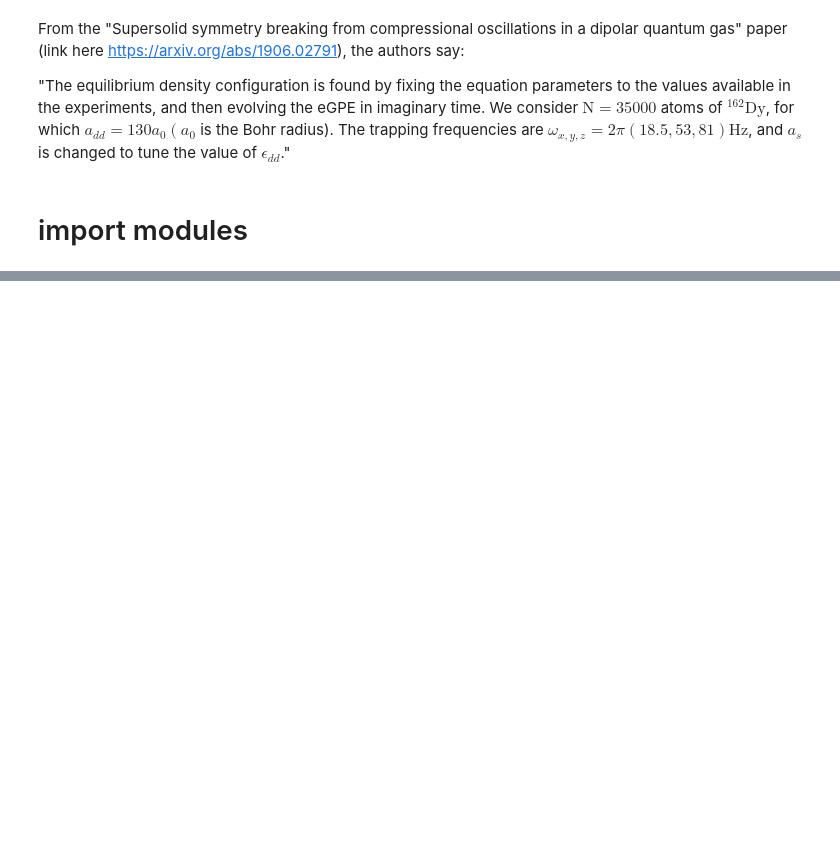
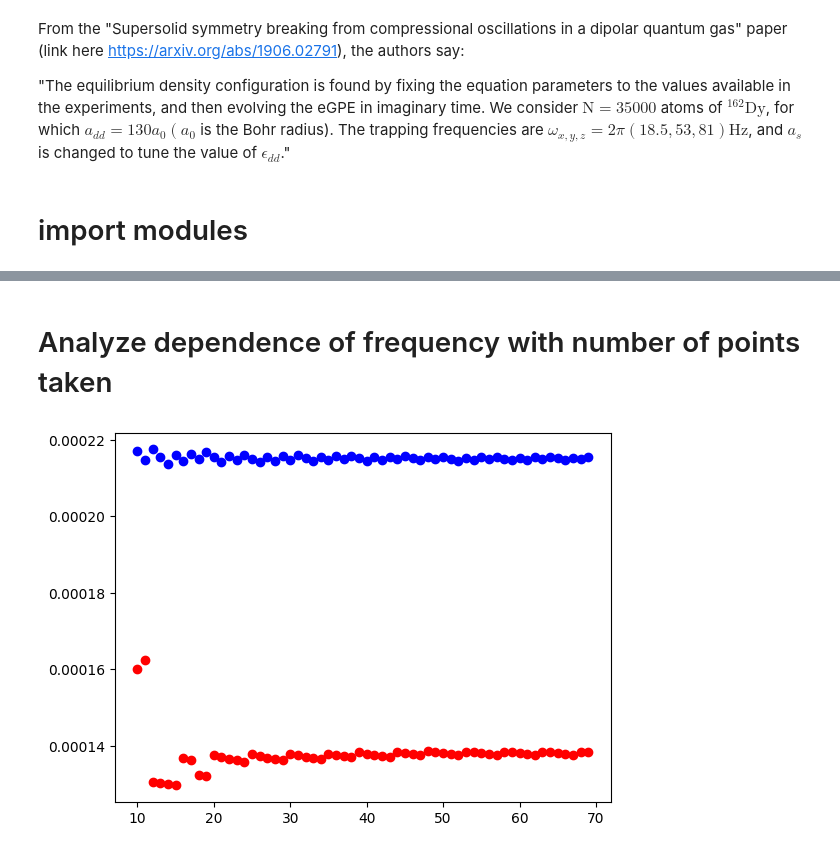
Before and after one commit to viktorcikojevic/dipolar-droplets, a Jupyter notebook: axial-frequencies/reproduce-mflhy-theory/eps-dd=1.38/3-estimate-freqs/small-box-small-dx-2/3-analyze-frequency.ipynb, the cells around one changed output, grey strips where cells are left out. Drawn from its saved outputs; the diff is of its cells as text; code cells hidden in the pictures; blank space fills up the shorter version.

```diff
--- a/axial-frequencies/reproduce-mflhy-theory/eps-dd=1.38/3-estimate-freqs/small-box-small-dx-2/3-analyze-frequency.ipynb
+++ b/axial-frequencies/reproduce-mflhy-theory/eps-dd=1.38/3-estimate-freqs/small-box-small-dx-2/3-analyze-frequency.ipynb
@@ -58,0 +72,49 @@ np.savetxt('3-analyze-frequency/frequencies.txt', [supersolid_freq, classical_fr
+# %% [markdown]
+# Analyze dependence of frequency with number of points taken
+# %%
+data = np.loadtxt('2-real-time/snapshots_time_evolution_0/x2.txt')
+t = data[:,0]
+x2 = data[:,1]
+
+dt = t[1] - t[0]
+
+def get_freq(x2, dt):
+    # remove k=0 mode
+    x2_no_k0 = x2 - np.mean(x2)
+    x2_no_k0 = x2_no_k0 / np.max(x2_no_k0)
+    # get the frequency from the x2 data
+    # x2 is the data
+    # dt is the time step
+    # returns the frequency in Hz
+    # get the fft
+    fft = np.fft.fft(x2_no_k0)
+    # get the frequencies
+    freqs = 2*np.pi*np.fft.fftfreq(len(x2_no_k0), dt)
+
+    mask = freqs > 0
+    fft = fft[mask]
+    freqs = freqs[mask]
+
+
+    power_spectrum = np.abs(fft)**2
+    idx = (power_spectrum >= np.roll(power_spectrum, 1)) & (power_spectrum >= np.roll(power_spectrum, -1))
+    local_maxima = power_spectrum[idx]
+    freqs_local_maxima = freqs[idx]
+    idx = np.argsort(local_maxima)
+
+    classical_freq, supersolid_freq = freqs_local_maxima[idx[-1]], freqs_local_maxima[idx[-2]]
+
+    return classical_freq, supersolid_freq
+
+
+batch_size = 1000
+# batch the x2 data into n_steps, so that you have data formatted like this:
+# x2_batches = [x2[0:batch_size], x2[0:2*batch_size], x2[0:3*batch_size], ...]
+n_steps = len(x2) // batch_size
+
+for i in tqdm(range(10,n_steps)):
+    classical_freq, supersolid_freq = get_freq(x2[:(i+1)*batch_size], dt)
+    plt.plot(i, classical_freq, marker='o', color='blue')
+    plt.plot(i, supersolid_freq, marker='o', color='red')
+# %% [output]
+[figure, added]
```
Also changed, not shown: parts of 6 cells of this notebook, 27 other files.
